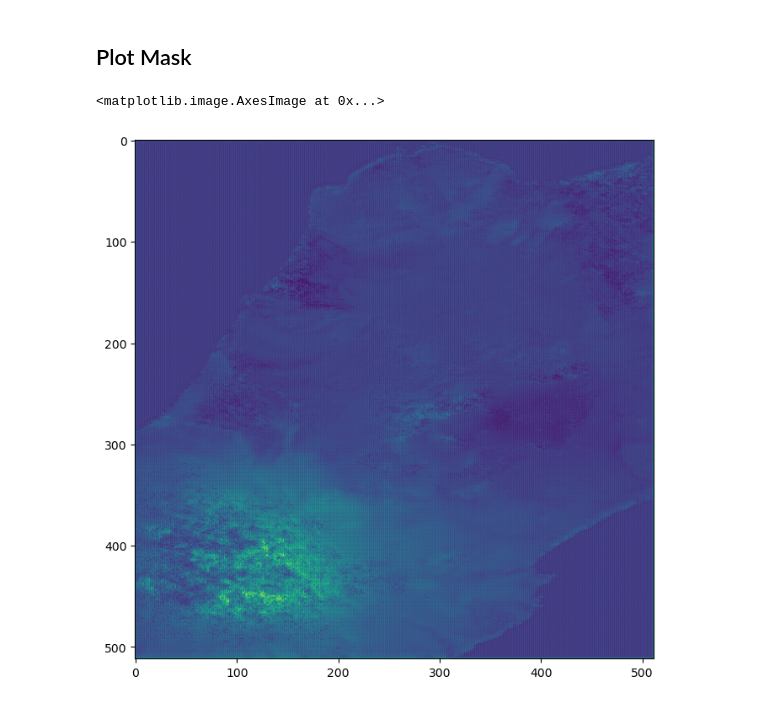
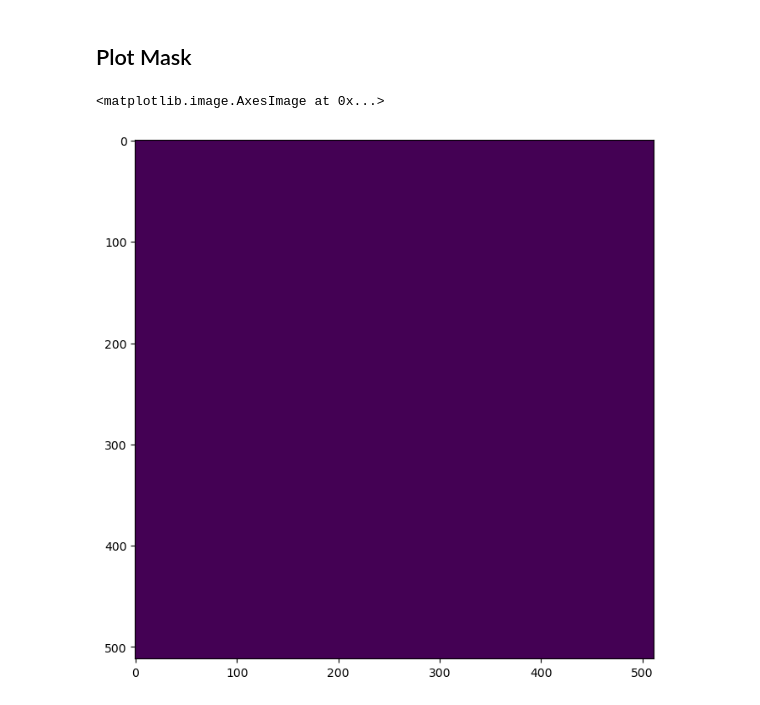
Before and after one commit to asfadmin/AI-Event-Monitoring, a Jupyter notebook: notebooks/generate_masks_time_series.ipynb, the cells around one changed output. Drawn from its saved outputs; the diff is of its cells as text; code cells hidden in the pictures.

Commit message:
apply threshold to mask

```diff
--- a/notebooks/generate_masks_time_series.ipynb
+++ b/notebooks/generate_masks_time_series.ipynb
@@ -41,7 +41,7 @@ Requirement already satisfied: geographiclib<3,>=1.52 in /home/jovyan/.local/env
 # %% [markdown]
 ## Load Data
 # %%
-timeseries_filename = input("path to timeseries h5 file: ")
+timeseries_filename = f"notebooks/{input('path to timeseries h5 file: ')}"
 unwrapped = h5py.File(timeseries_filename, 'r').get('/timeseries')[...]
 
 print(unwrapped[1].shape)
@@ -95,0 +98,10 @@ If you will use compatible GPU(s) not attached to this host, e.g. by running a m
+# %%
+mask_accumulated = np.zeros((512, 512))
+for i in range(16):
+    mask_accumulated += mask_pred[0, :, :, i, 0]
+plt.imshow(np.angle(np.exp(1j * mask_accumulated)))
+
+mask = mask_accumulated
+mask[mask == 0] = 0
+mask[mask >= 0.5] = 1
+mask[mask < 0.5] = 0
@@ -96,10 +110,7 @@ If you will use compatible GPU(s) not attached to this host, e.g. by running a m
 # %% [markdown]
 ## Plot Mask
 # %%
-mask_accumulated = np.zeros((512, 512))
-for i in range(16):
-    mask_accumulated += mask_pred[0, :, :, i, 0]
-plt.imshow(np.angle(np.exp(1j * mask_accumulated)))
+plt.imshow(np.angle(np.exp(1j * mask)))
 # %% [output]
 <matplotlib.image.AxesImage at 0x...>
-[figure, old version]
+[figure, new version]
```
Also changed, not shown: parts of 4 cells of this notebook.
